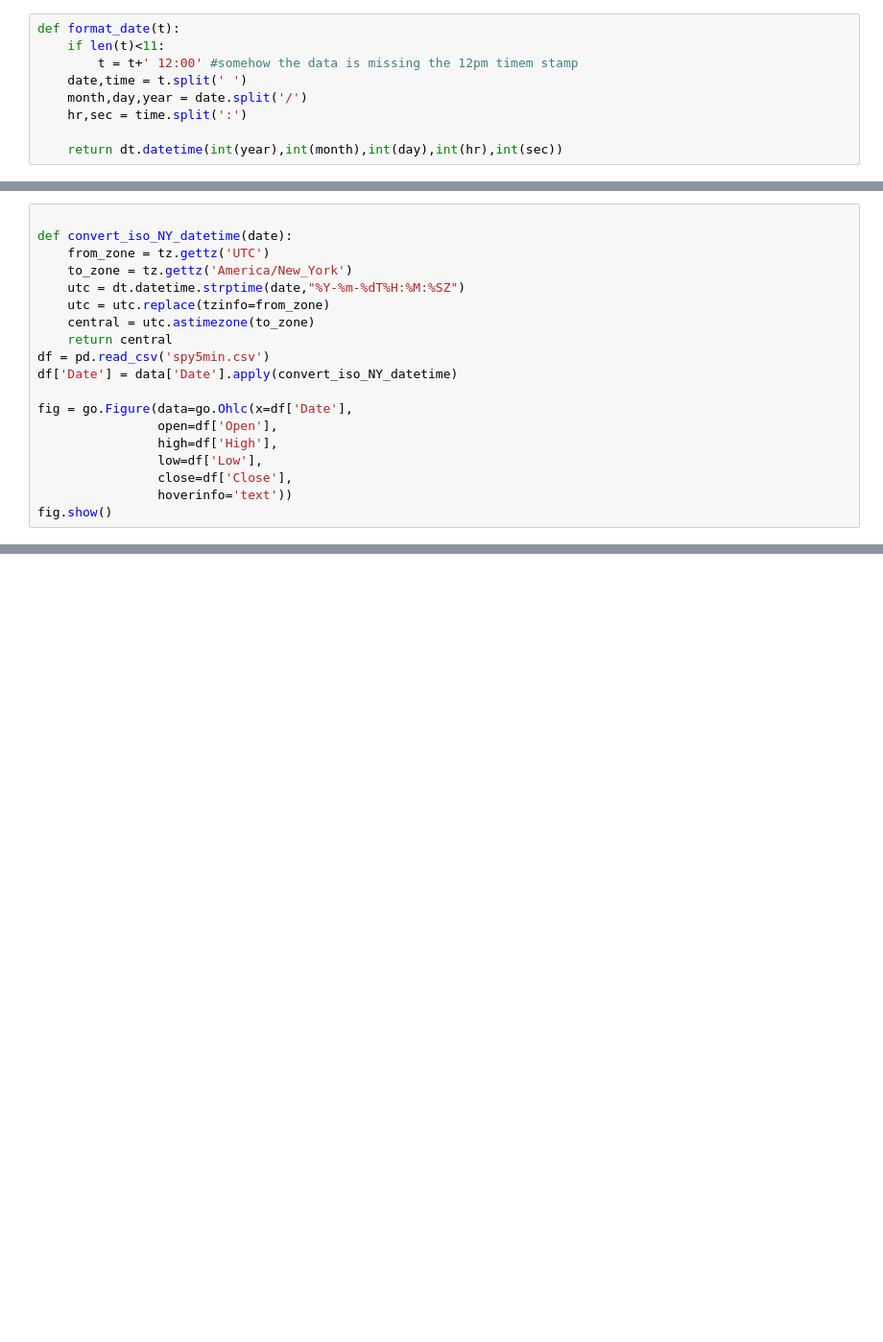
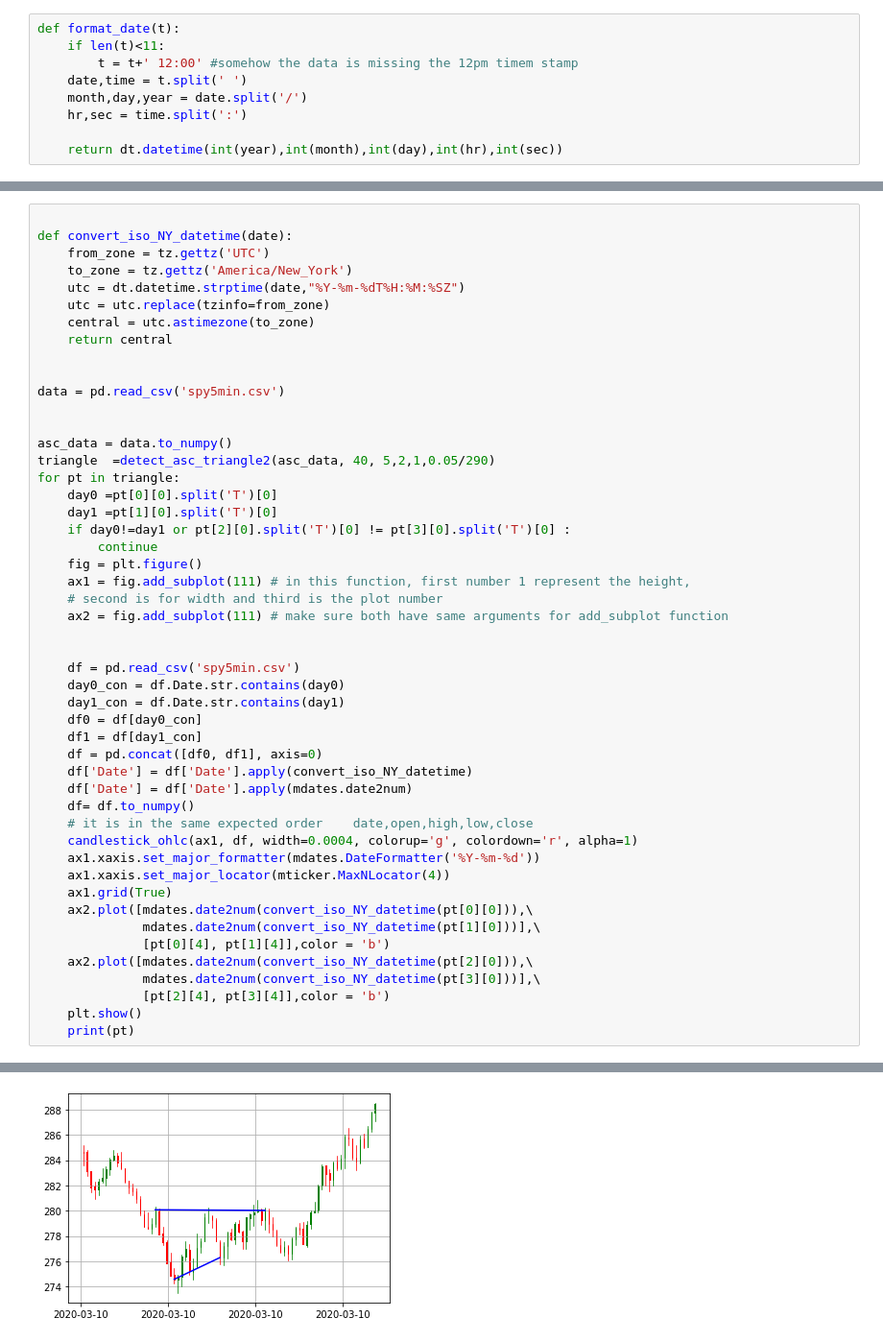
Before and after one commit to chanqingzhou/VWAPTester, a Jupyter notebook: asc_triangle.ipynb, the cells around one changed output, grey strips where cells are left out. Shown at 96% size. Drawn from its saved outputs; the diff is of its cells as text; blank space fills up the shorter version.

Commit message:
addded printing of triangle

```diff
--- a/asc_triangle.ipynb
+++ b/asc_triangle.ipynb
@@ -174,19 +141,0 @@ hello
-# %%
-
-def convert_iso_NY_datetime(date):
-    from_zone = tz.gettz('UTC')
-    to_zone = tz.gettz('America/New_York')
-    utc = dt.datetime.strptime(date,"%Y-%m-%dT%H:%M:%SZ")
-    utc = utc.replace(tzinfo=from_zone)
-    central = utc.astimezone(to_zone)
-    return central
-df = pd.read_csv('spy5min.csv')
-df['Date'] = data['Date'].apply(convert_iso_NY_datetime)
-
-fig = go.Figure(data=go.Ohlc(x=df['Date'],
-                open=df['Open'],
-                high=df['High'],
-                low=df['Low'],
-                close=df['Close'],
-                hoverinfo='text'))
-fig.show()
@@ -194,0 +142,50 @@ fig.show()
+# %%
+
+def convert_iso_NY_datetime(date):
+    from_zone = tz.gettz('UTC')
+    to_zone = tz.gettz('America/New_York')
+    utc = dt.datetime.strptime(date,"%Y-%m-%dT%H:%M:%SZ")
+    utc = utc.replace(tzinfo=from_zone)
+    central = utc.astimezone(to_zone)
+    return central
+
+
+data = pd.read_csv('spy5min.csv')
+
+
+asc_data = data.to_numpy()
+triangle  =detect_asc_triangle2(asc_data, 40, 5,2,1,0.05/290)
+for pt in triangle:
+    day0 =pt[0][0].split('T')[0]
+    day1 =pt[1][0].split('T')[0]
+    if day0!=day1 or pt[2][0].split('T')[0] != pt[3][0].split('T')[0] :
+        continue
+    fig = plt.figure()
+    ax1 = fig.add_subplot(111) # in this function, first number 1 represent the height,
+    # second is for width and third is the plot number
+    ax2 = fig.add_subplot(111) # make sure both have same arguments for add_subplot function
+
+
+    df = pd.read_csv('spy5min.csv')
+    day0_con = df.Date.str.contains(day0)
+    day1_con = df.Date.str.contains(day1)
+    df0 = df[day0_con]
+    df1 = df[day1_con]
+    df = pd.concat([df0, df1], axis=0)
+    df['Date'] = df['Date'].apply(convert_iso_NY_datetime)
+    df['Date'] = df['Date'].apply(mdates.date2num)
+    df= df.to_numpy()
+    # it is in the same expected order    date,open,high,low,close
+    candlestick_ohlc(ax1, df, width=0.0004, colorup='g', colordown='r', alpha=1)
+    ax1.xaxis.set_major_formatter(mdates.DateFormatter('%Y-%m-%d'))
+    ax1.xaxis.set_major_locator(mticker.MaxNLocator(4))
+    ax1.grid(True)
+    ax2.plot([mdates.date2num(convert_iso_NY_datetime(pt[0][0])),\
+              mdates.date2num(convert_iso_NY_datetime(pt[1][0]))],\
+              [pt[0][4], pt[1][4]],color = 'b')
+    ax2.plot([mdates.date2num(convert_iso_NY_datetime(pt[2][0])),\
+              mdates.date2num(convert_iso_NY_datetime(pt[3][0]))],\
+              [pt[2][4], pt[3][4]],color = 'b')
+    plt.show()
+    print(pt)
+# %% [output]
@@ -194,0 +193 @@ fig.show()
+[figure, added]
```
Also changed, not shown: parts of 5 cells of this notebook, 2 other files.
